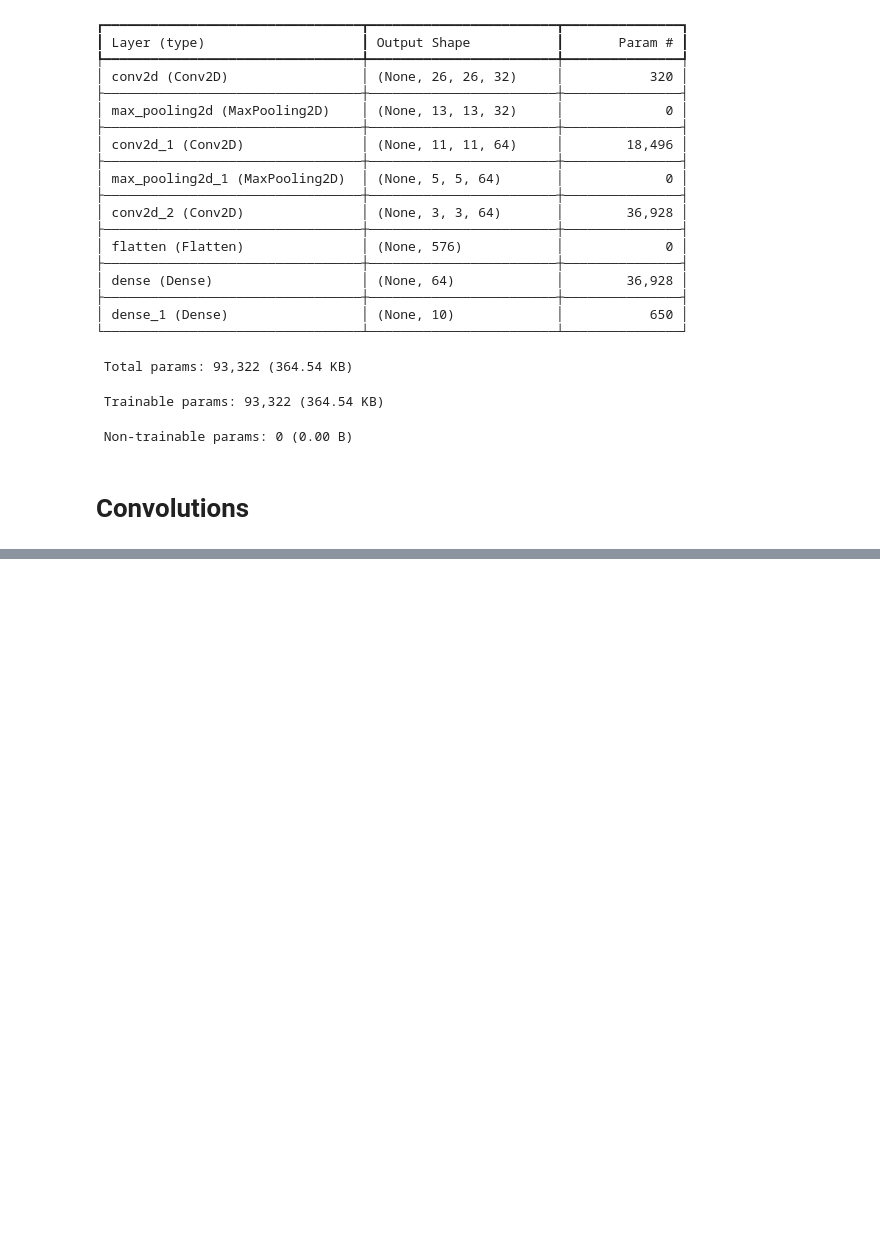
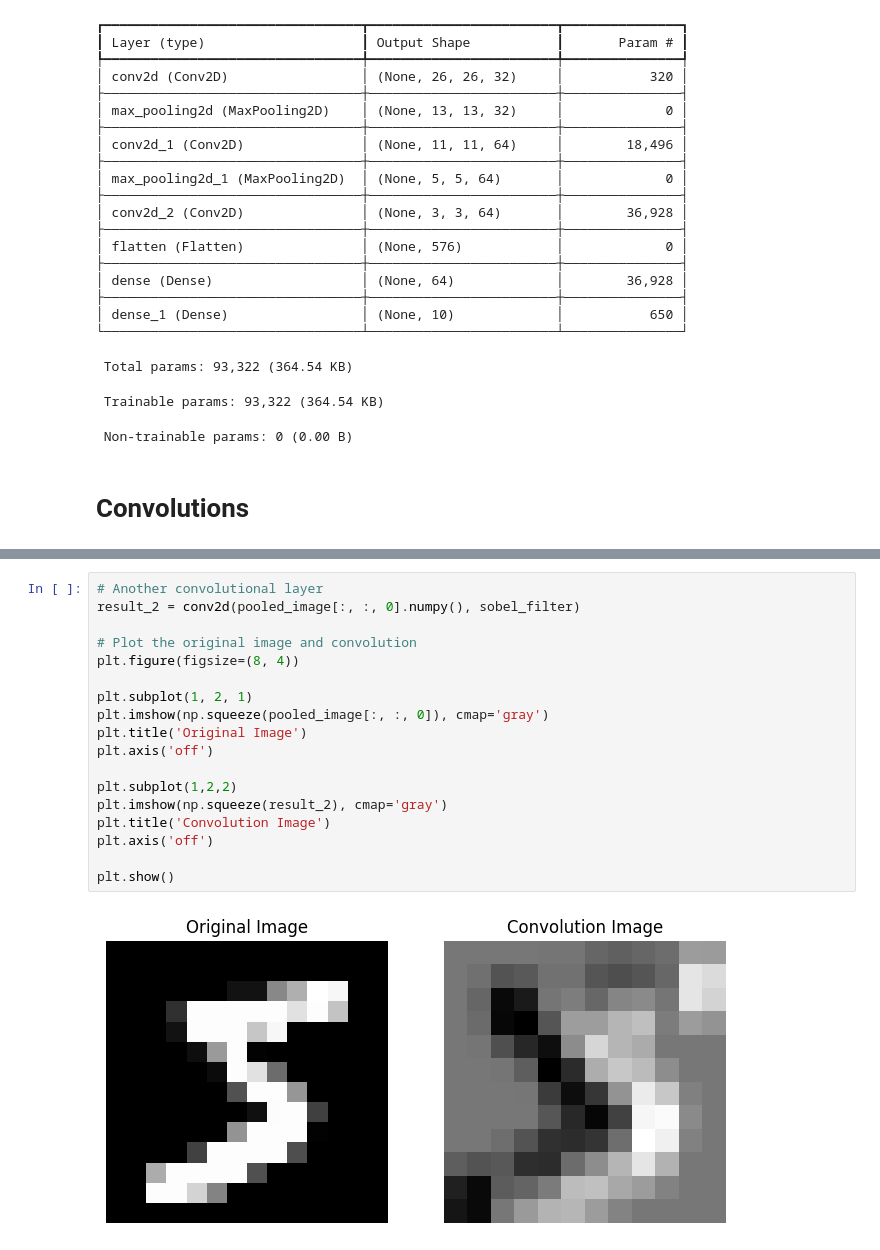
Before and after one commit to pm012/DataScience_sandbox, a Jupyter notebook: notebooks/module10/module_10_1_Convolutional_NN.ipynb, the cells around one changed output, grey strips where cells are left out. Cells and saved outputs as stored; diff of their text form; blank space fills up the shorter version.

```diff
--- a/notebooks/module10/module_10_1_Convolutional_NN.ipynb
+++ b/notebooks/module10/module_10_1_Convolutional_NN.ipynb
@@ -145,0 +361,20 @@ Model: "sequential"
+# %%
+# Another convolutional layer
+result_2 = conv2d(pooled_image[:, :, 0].numpy(), sobel_filter)
+
+# Plot the original image and convolution
+plt.figure(figsize=(8, 4))
+
+plt.subplot(1, 2, 1)
+plt.imshow(np.squeeze(pooled_image[:, :, 0]), cmap='gray')
+plt.title('Original Image')
+plt.axis('off')
+
+plt.subplot(1,2,2)
+plt.imshow(np.squeeze(result_2), cmap='gray')
+plt.title('Convolution Image')
+plt.axis('off')
+
+plt.show()
+# %% [output]
+[figure, added]
```
Also changed, not shown: parts of 26 cells of this notebook, 2 other files.
